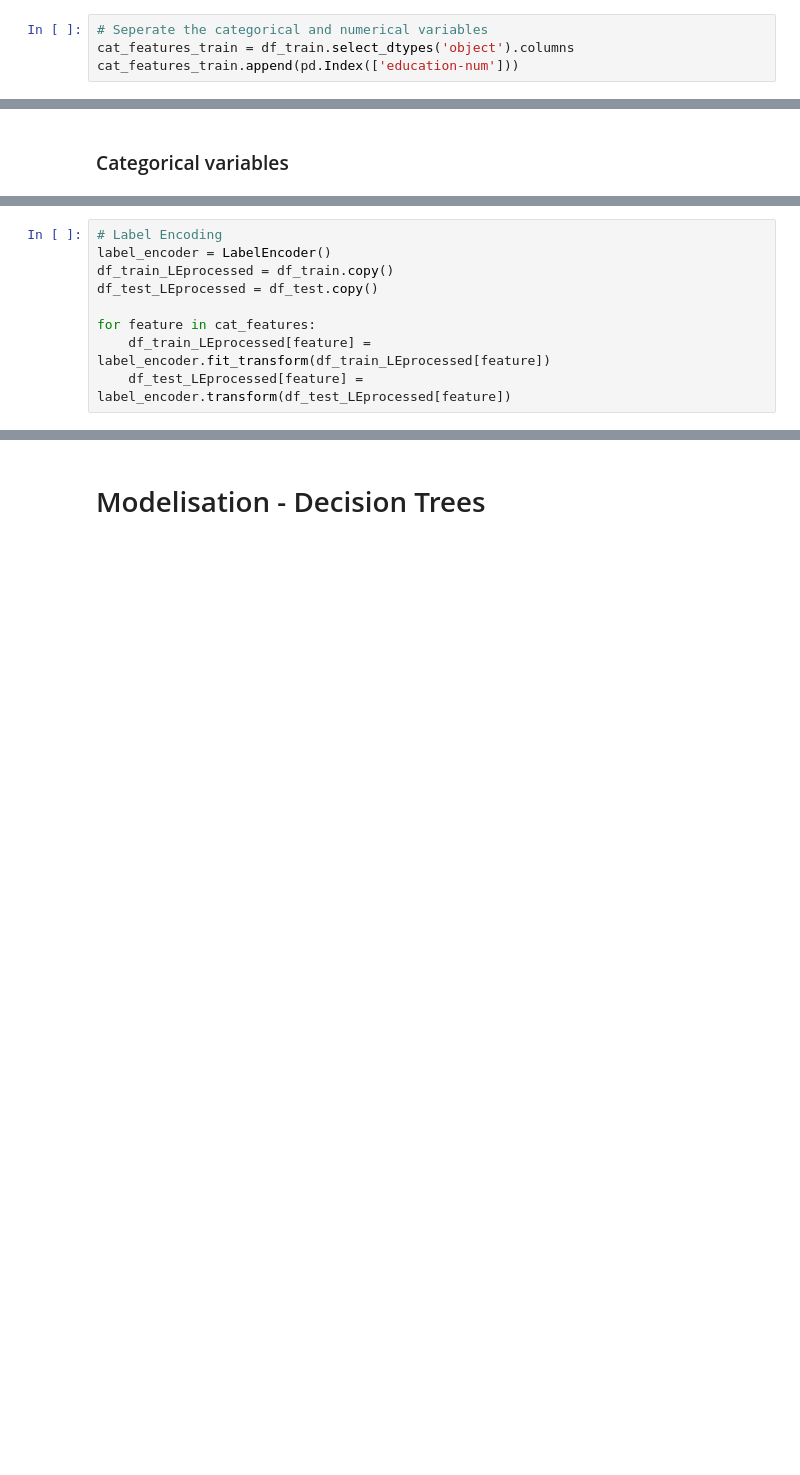
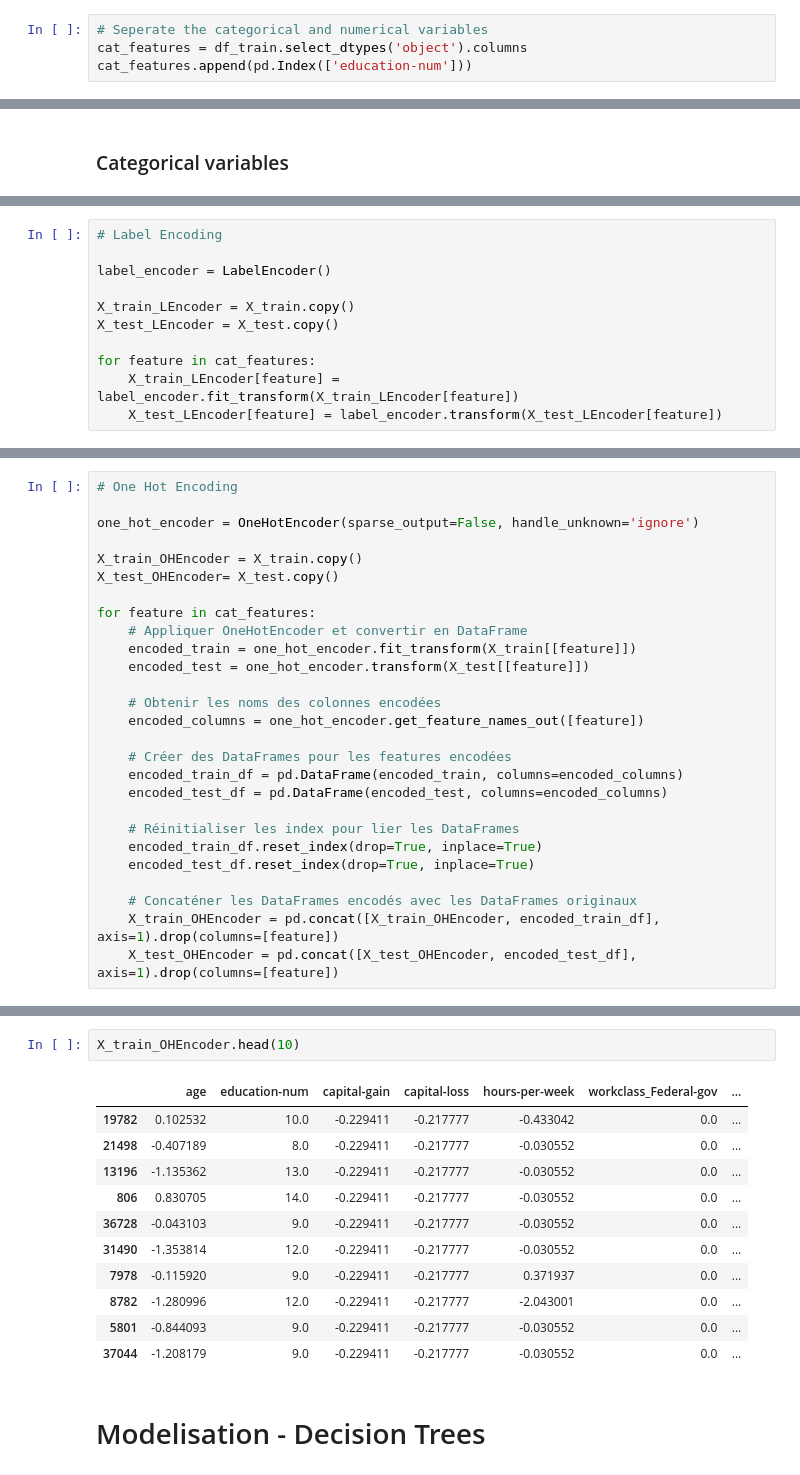
Before and after one commit to jrafei/income-prediction, a Jupyter notebook: notebooks/models_random_forests.ipynb, the cells around one changed output, grey strips where cells are left out. Cells and saved outputs as stored; diff of their text form; blank space fills up the shorter version.

```diff
--- a/notebooks/models_random_forests.ipynb
+++ b/notebooks/models_random_forests.ipynb
@@ -315,8 +315,8 @@ y_test = df_test['>50K']
 ### Separate Categorical and numerical variables
 # %%
 # Seperate the categorical and numerical variables
-cat_features_train = df_train.select_dtypes('object').columns
-cat_features_train.append(pd.Index(['education-num']))
+cat_features = df_train.select_dtypes('object').columns
+cat_features.append(pd.Index(['education-num']))
 # %% [output]
 Index(['workclass', 'marital-status', 'occupation', 'relationship', 'race',
        'sex', 'native-country', 'education-num'],
@@ -392,10 +394,12 @@ df_train.head(10)
 # %%
 # Label Encoding
+
 label_encoder = LabelEncoder()
-df_train_LEprocessed = df_train.copy()
-df_test_LEprocessed = df_test.copy()
+
+X_train_LEncoder = X_train.copy()
+X_test_LEncoder = X_test.copy()
 
 for feature in cat_features:
-    df_train_LEprocessed[feature] = label_encoder.fit_transform(df_train_LEprocessed[feature])
-    df_test_LEprocessed[feature] = label_encoder.transform(df_test_LEprocessed[feature])
+    X_train_LEncoder[feature] = label_encoder.fit_transform(X_train_LEncoder[feature])
+    X_test_LEncoder[feature] = label_encoder.transform(X_test_LEncoder[feature])
 # %%
@@ -437,0 +419,27 @@ df_test_OHEprocessed.head(10)
+# %%
+# One Hot Encoding
+
+one_hot_encoder = OneHotEncoder(sparse_output=False, handle_unknown='ignore')
+
+X_train_OHEncoder = X_train.copy()
+X_test_OHEncoder= X_test.copy()
+
+for feature in cat_features:
+    # Appliquer OneHotEncoder et convertir en DataFrame
+    encoded_train = one_hot_encoder.fit_transform(X_train[[feature]])
+    encoded_test = one_hot_encoder.transform(X_test[[feature]])
+
+    # Obtenir les noms des colonnes encodées
+    encoded_columns = one_hot_encoder.get_feature_names_out([feature])
+
+    # Créer des DataFrames pour les features encodées
+    encoded_train_df = pd.DataFrame(encoded_train, columns=encoded_columns)
+    encoded_test_df = pd.DataFrame(encoded_test, columns=encoded_columns)
+
+    # Réinitialiser les index pour lier les DataFrames
+    encoded_train_df.reset_index(drop=True, inplace=True)
+    encoded_test_df.reset_index(drop=True, inplace=True)
+
+    # Concaténer les DataFrames encodés avec les DataFrames originaux
+    X_train_OHEncoder = pd.concat([X_train_OHEncoder, encoded_train_df], axis=1).drop(columns=[feature])
+    X_test_OHEncoder = pd.concat([X_test_OHEncoder, encoded_test_df], axis=1).drop(columns=[feature])
@@ -438,2 +450,16 @@ df_test_OHEprocessed.head(10)
+# %%
+X_train_OHEncoder.head(10)
+# %% [output]
+|  | age | education-num | capital-gain | capital-loss | hours-per-week | workclass_Federal-gov | ... |
+| 19782 | 0.102532 | 10.0 | -0.229411 | -0.217777 | -0.433042 | 0.0 | ... |
+| 21498 | -0.407189 | 8.0 | -0.229411 | -0.217777 | -0.030552 | 0.0 | ... |
+| 13196 | -1.135362 | 13.0 | -0.229411 | -0.217777 | -0.030552 | 0.0 | ... |
+| 806 | 0.830705 | 14.0 | -0.229411 | -0.217777 | -0.030552 | 0.0 | ... |
+| 36728 | -0.043103 | 9.0 | -0.229411 | -0.217777 | -0.030552 | 0.0 | ... |
+| 31490 | -1.353814 | 12.0 | -0.229411 | -0.217777 | -0.030552 | 0.0 | ... |
+| 7978 | -0.115920 | 9.0 | -0.229411 | -0.217777 | 0.371937 | 0.0 | ... |
+| 8782 | -1.280996 | 12.0 | -0.229411 | -0.217777 | -2.043001 | 0.0 | ... |
+| 5801 | -0.844093 | 9.0 | -0.229411 | -0.217777 | -0.030552 | 0.0 | ... |
+| 37044 | -1.208179 | 9.0 | -0.229411 | -0.217777 | -0.030552 | 0.0 | ... |
 # %% [markdown]
 # Modelisation - Decision Trees
```
Also changed, not shown: parts of 12 cells of this notebook, 1 other file.
